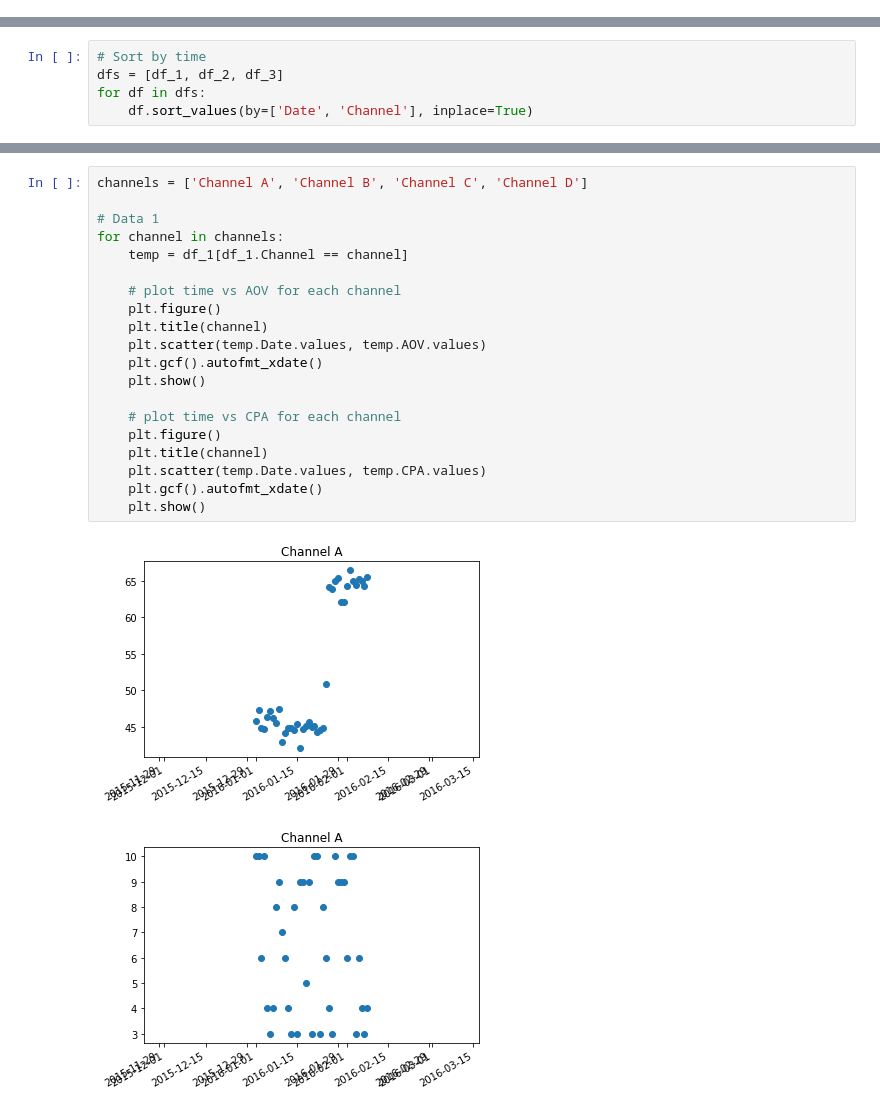
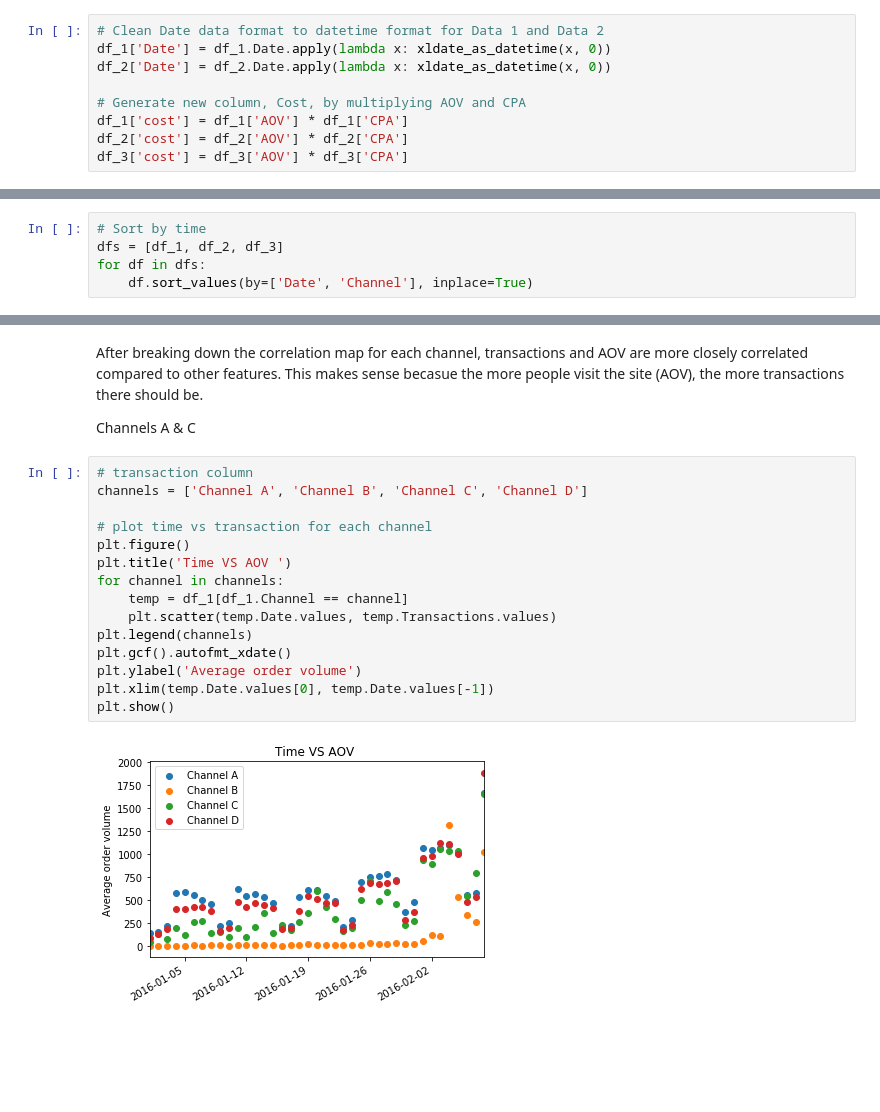
Before and after one commit to swong28/Interview-Assessments, a Jupyter notebook: Company1/Assessment Questions for an Interview.ipynb, the cells around one changed output, grey strips where cells are left out. Saved outputs shown, nothing was run; the diff lists cells and outputs as text; blank space fills up the shorter version.

Commit message:
Added more EDA
Added more EDA for Data 1

```diff
--- a/Company1/Assessment Questions for an Interview.ipynb
+++ b/Company1/Assessment Questions for an Interview.ipynb
@@ -108,3 +107,12 @@ AOV             1400 non-null float64
 CPA             1400 non-null int64
 dtypes: float64(1), int64(3), object(2)
 memory usage: 65.7+ KB
+# %%
+# Clean Date data format to datetime format for Data 1 and Data 2
+df_1['Date'] = df_1.Date.apply(lambda x: xldate_as_datetime(x, 0))
+df_2['Date'] = df_2.Date.apply(lambda x: xldate_as_datetime(x, 0))
+
+# Generate new column, Cost, by multiplying AOV and CPA
+df_1['cost'] = df_1['AOV'] * df_1['CPA']
+df_2['cost'] = df_2['AOV'] * df_2['CPA']
+df_3['cost'] = df_3['AOV'] * df_3['CPA']
@@ -130,23 +276,21 @@ for df in dfs:
+# %% [markdown]
+After breaking down the correlation map for each channel, transactions and AOV are more closely correlated compared to other features. This makes sense becasue  the more people visit the site (AOV), the more transactions there should be.
+
+Channels A & C
 # %%
+# transaction column
 channels = ['Channel A', 'Channel B', 'Channel C', 'Channel D']
 
-# Data 1
+# plot time vs transaction for each channel
+plt.figure()
+plt.title('Time VS AOV ')
 for channel in channels:
     temp = df_1[df_1.Channel == channel]
-
-    # plot time vs AOV for each channel
-    plt.figure()
-    plt.title(channel)
-    plt.scatter(temp.Date.values, temp.AOV.values)
-    plt.gcf().autofmt_xdate()
-    plt.show()
-
-    # plot time vs CPA for each channel
-    plt.figure()
-    plt.title(channel)
-    plt.scatter(temp.Date.values, temp.CPA.values)
-    plt.gcf().autofmt_xdate()
-    plt.show()
+    plt.scatter(temp.Date.values, temp.Transactions.values)
+plt.legend(channels)
+plt.gcf().autofmt_xdate()
+plt.ylabel('Average order volume')
+plt.xlim(temp.Date.values[0], temp.Date.values[-1])
+plt.show()
 # %% [output]
-[figure, old version]
+[figure, new version]
-[figure, removed]
```
Also changed, not shown: parts of 26 cells of this notebook.
